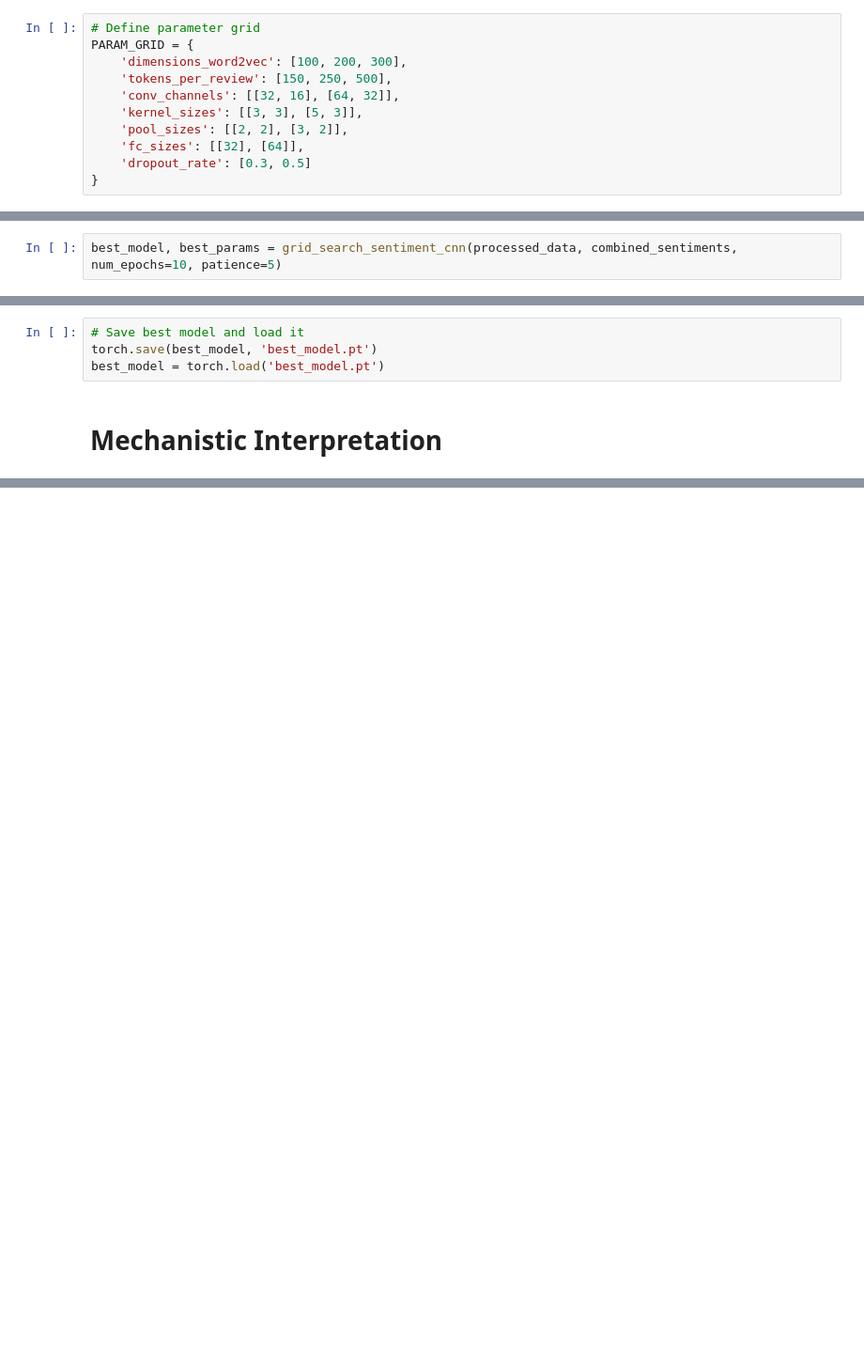
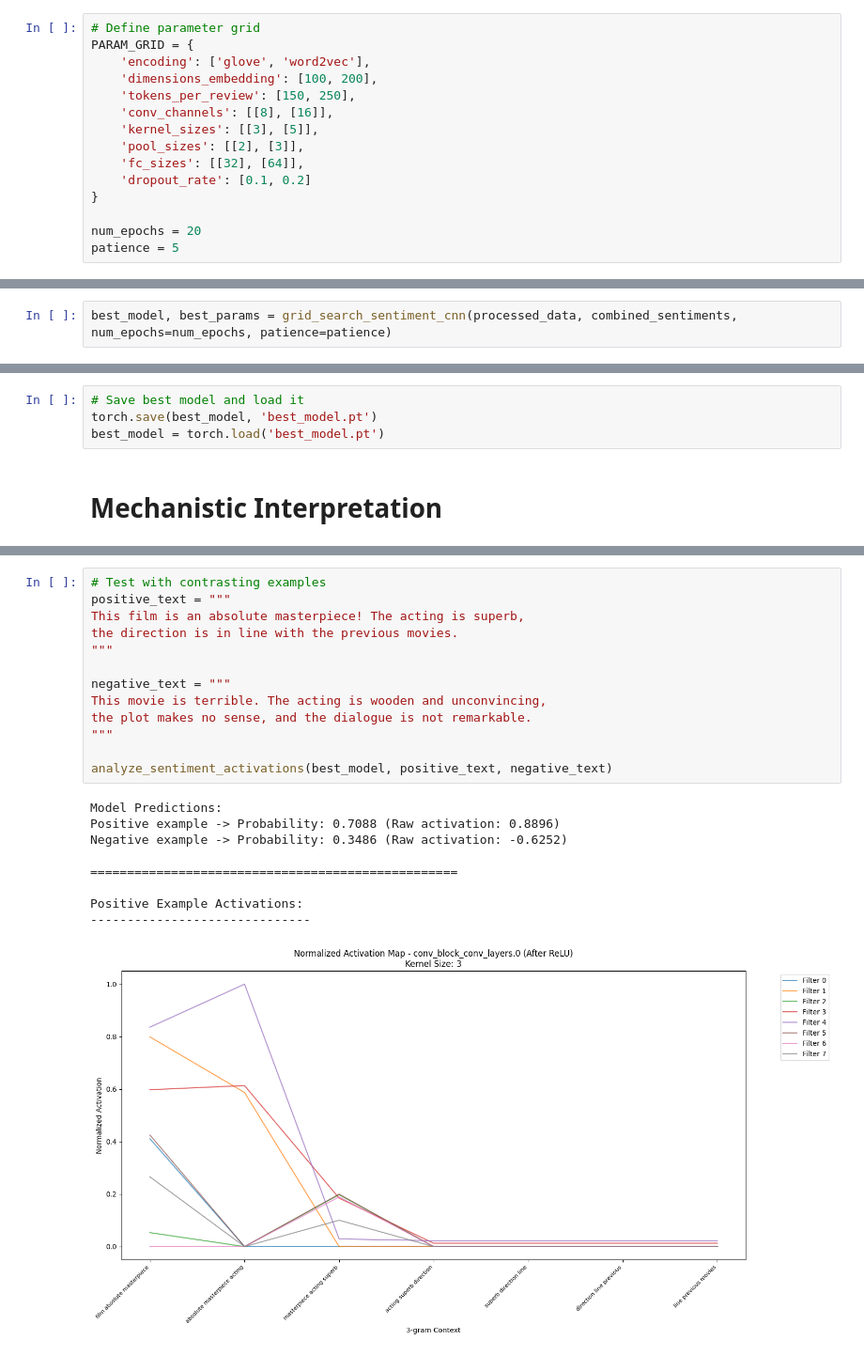
Before and after one commit to alvaro-francisco-gil/nn4nlp, a Jupyter notebook: exercises/02_convolutions_sentiment_analysis.ipynb, the cells around one changed output, grey strips where cells are left out. Shown: that part at 94% size. Saved outputs shown, nothing was run; the diff lists cells and outputs as text; blank space fills up the shorter version.

Commit message:
upload 02 finished plus best model

```diff
--- a/exercises/02_convolutions_sentiment_analysis.ipynb
+++ b/exercises/02_convolutions_sentiment_analysis.ipynb
@@ -722,12 +756,16 @@ Test Accuracy: 79.55%
 # %%
 # Define parameter grid
 PARAM_GRID = {
-    'dimensions_word2vec': [100, 200, 300],
-    'tokens_per_review': [150, 250, 500],
-    'conv_channels': [[32, 16], [64, 32]],
-    'kernel_sizes': [[3, 3], [5, 3]],
-    'pool_sizes': [[2, 2], [3, 2]],
+    'encoding': ['glove', 'word2vec'],
+    'dimensions_embedding': [100, 200],
+    'tokens_per_review': [150, 250],
+    'conv_channels': [[8], [16]],
+    'kernel_sizes': [[3], [5]],
+    'pool_sizes': [[2], [3]],
     'fc_sizes': [[32], [64]],
-    'dropout_rate': [0.3, 0.5]
+    'dropout_rate': [0.1, 0.2]
 }
+
+num_epochs = 20
+patience = 5
 # %%
@@ -841,2 +887,2 @@ def grid_search_sentiment_cnn(processed_data, combined_sentiments, num_epochs=10
 # %%
-best_model, best_params = grid_search_sentiment_cnn(processed_data, combined_sentiments, num_epochs=10, patience=5)
+best_model, best_params = grid_search_sentiment_cnn(processed_data, combined_sentiments, num_epochs=num_epochs, patience=patience)
@@ -848,0 +1099,23 @@ best_model = torch.load('best_model.pt')
+# %%
+# Test with contrasting examples
+positive_text = """
+This film is an absolute masterpiece! The acting is superb,
+the direction is in line with the previous movies.
+"""
+
+negative_text = """
+This movie is terrible. The acting is wooden and unconvincing,
+the plot makes no sense, and the dialogue is not remarkable.
+"""
+
+analyze_sentiment_activations(best_model, positive_text, negative_text)
+# %% [output]
+Model Predictions:
+Positive example -> Probability: 0.7088 (Raw activation: 0.8896)
+Negative example -> Probability: 0.3486 (Raw activation: -0.6252)
+
+==================================================
+
+Positive Example Activations:
+------------------------------
+[figure, added]
```
Also changed, not shown: parts of 22 cells of this notebook, 2 other files.
